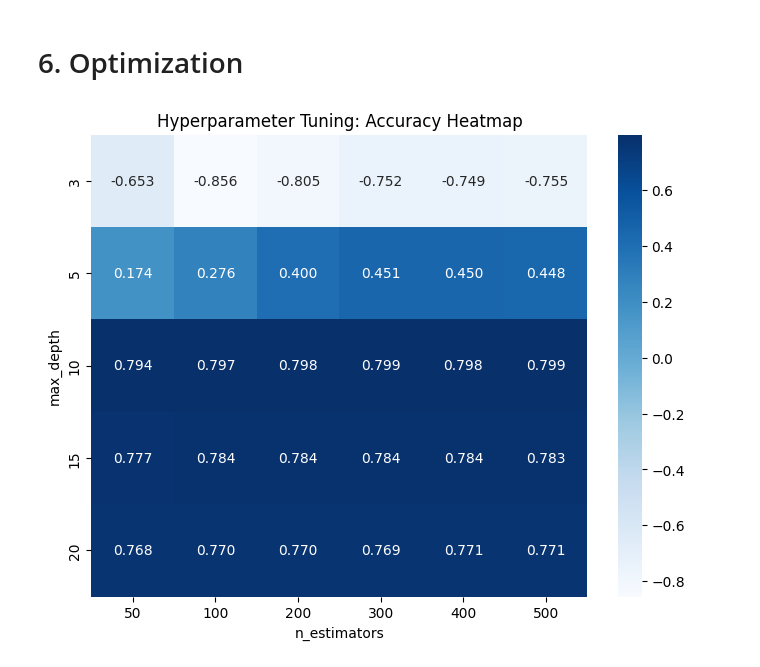
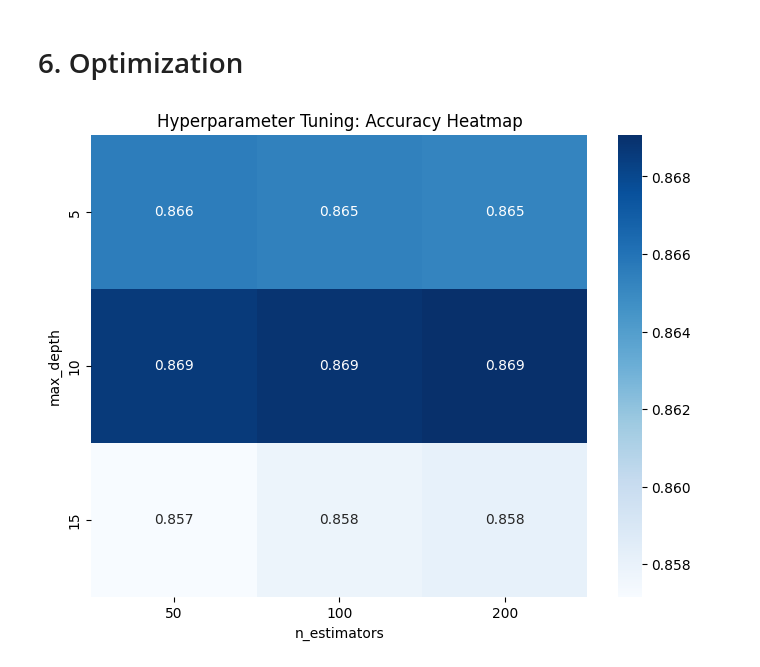
Before and after one commit to XanderYoon/EAS_8803, a Jupyter notebook: Week_7/Ensemble_Regression.ipynb, the cells around one changed output. Cells and saved outputs as stored; diff of their text form; code cells hidden in the pictures.

Commit message:
fixed RandomForestClassifier->RandomForestRegressor

```diff
--- a/Week_7/Ensemble_Regression.ipynb
+++ b/Week_7/Ensemble_Regression.ipynb
@@ -208,34 +206,34 @@ import pandas as pd
 import matplotlib.pyplot as plt
 import seaborn as sns
 from sklearn.ensemble import RandomForestClassifier
 from sklearn.model_selection import GridSearchCV
 from sklearn.metrics import accuracy_score, confusion_matrix, ConfusionMatrixDisplay
 
 # Define hyperparameter grid
 param_grid = {
-    'n_estimators': [50, 100, 200, 300, 400, 500],
-    'max_depth': [3, 5, 10, 15, 20]
+    'n_estimators': [50, 100, 200],
+    'max_depth': [5, 10, 15]
 }
 
 # Initialize Random Forest Classifier
-rf_model = RandomForestClassifier(random_state=42)
+rf_model = RandomForestRegressor(random_state=42)
 
 # Grid Search with Cross-Validation
 grid_search = GridSearchCV(rf_model, param_grid, cv=5, scoring='r2', n_jobs=-1, return_train_score=True)
 grid_search.fit(X_train, y_train)
 
 # Extract results
 cv_results = pd.DataFrame(grid_search.cv_results_)
 
 # Create pivot table for heatmap
 pivot_table = cv_results.pivot(index='param_max_depth', columns='param_n_estimators', values='mean_test_score')
 
 # Plot the heatmap
 plt.figure(figsize=(8, 6))
 sns.heatmap(pivot_table, annot=True, cmap="Blues", fmt=".3f")
 plt.xlabel("n_estimators")
 plt.ylabel("max_depth")
 plt.title("Hyperparameter Tuning: Accuracy Heatmap")
 plt.show()
 # %% [output]
-[figure, old version]
+[figure, new version]
```
Also changed, not shown: parts of 1 cell of this notebook, 1 other file.
